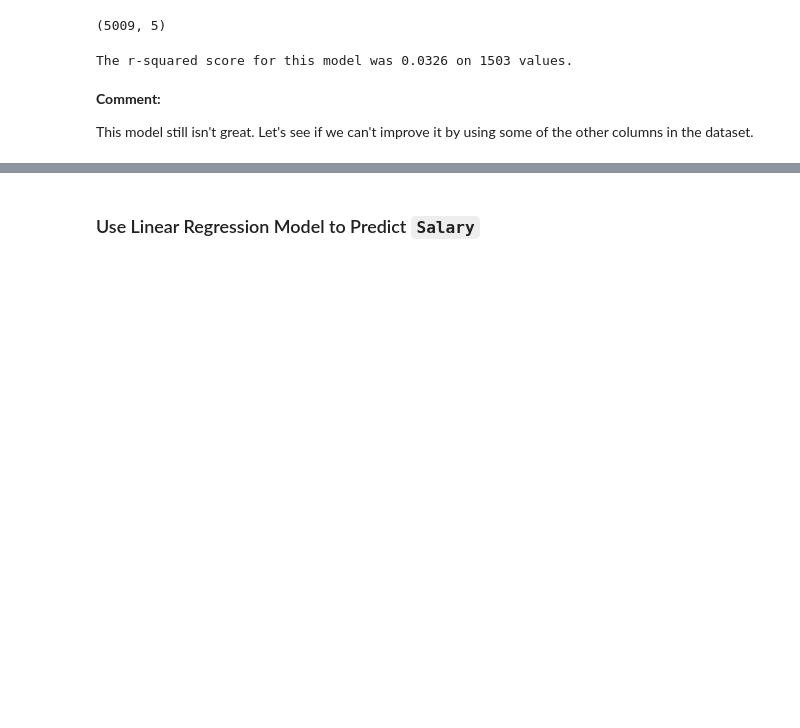
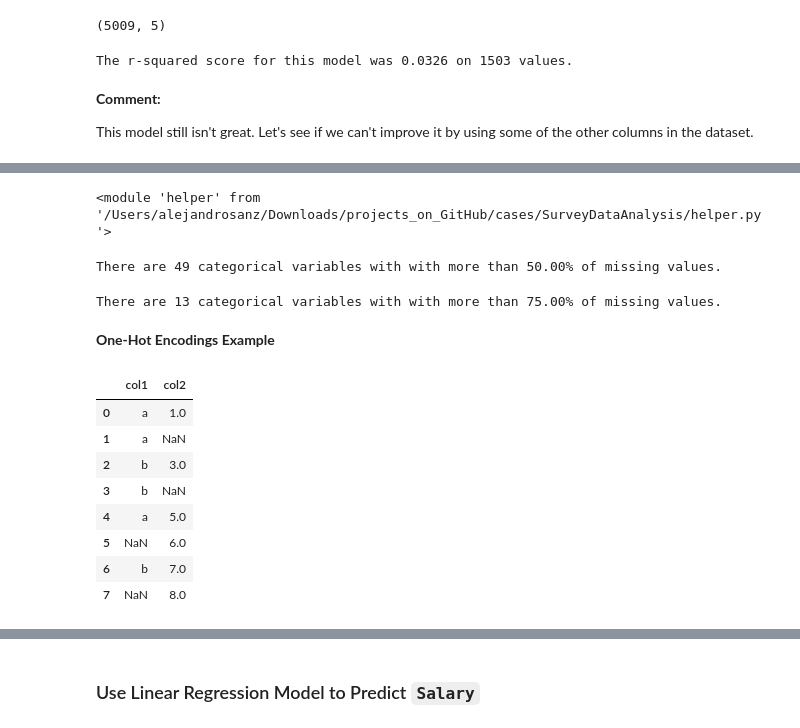
Before and after one commit to Alex-YuZ/SurveyDataAnalysis, a Jupyter notebook: SurveyDataAnalysis.ipynb, the cells around one changed output, grey strips where cells are left out. Saved outputs shown, nothing was run; the diff lists cells and outputs as text; code cells hidden in the pictures; blank space fills up the shorter version.

```diff
--- a/SurveyDataAnalysis.ipynb
+++ b/SurveyDataAnalysis.ipynb
@@ -1100,0 +1122,32 @@ This model still isn't great. Let's see if we can't improve it by using some of
+# %%
+importlib.reload(h)
+# %% [output]
+<module 'helper' from '/Users/alejandrosanz/Downloads/projects_on_GitHub/cases/SurveyDataAnalysis/helper.py'>
+# %%
+# categorical variables with more than 50% of nan values
+h.cat_na_filter(df, bound=0.5)
+# %% [output]
+There are 49 categorical variables with with more than 50.00% of missing values.
+# %%
+# categorical variables with more than 75% of nan values
+h.cat_na_filter(df, bound=0.75)
+# %% [output]
+There are 13 categorical variables with with more than 75.00% of missing values.
+# %% [markdown]
+**One-Hot Encodings Example**
+# %%
+dummy_var_df = pd.DataFrame({'col1': ['a', 'a', 'b', 'b', 'a', np.nan, 'b', np.nan],
+                             'col2': [1, np.nan, 3, np.nan, 5, 6, 7, 8]
+})
+
+dummy_var_df
+# %% [output]
+|  | col1 | col2 |
+| 0 | a | 1.0 |
+| 1 | a | NaN |
+| 2 | b | 3.0 |
+| 3 | b | NaN |
+| 4 | a | 5.0 |
+| 5 | NaN | 6.0 |
+| 6 | b | 7.0 |
+| 7 | NaN | 8.0 |
```
Also changed, not shown: parts of 5 cells of this notebook, 1 other file.
